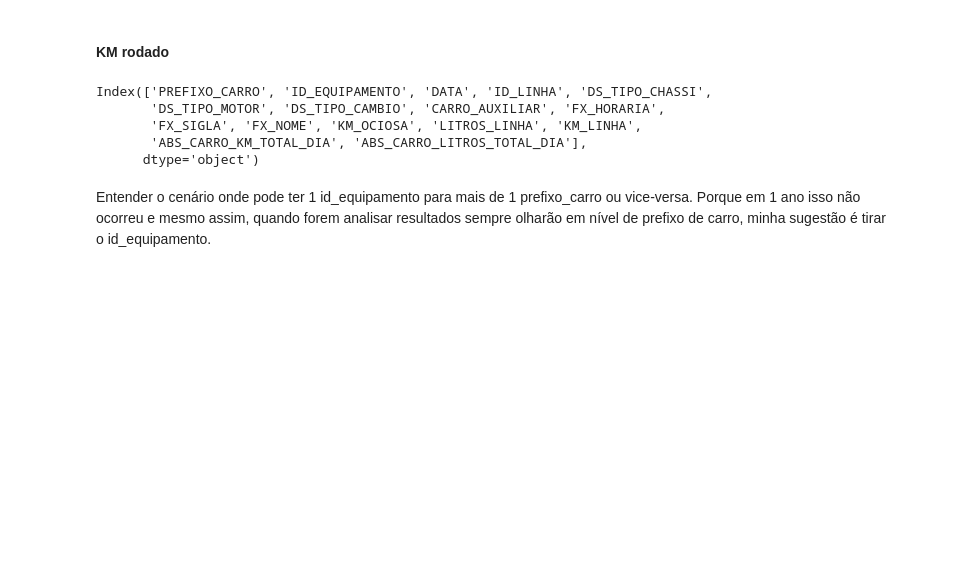
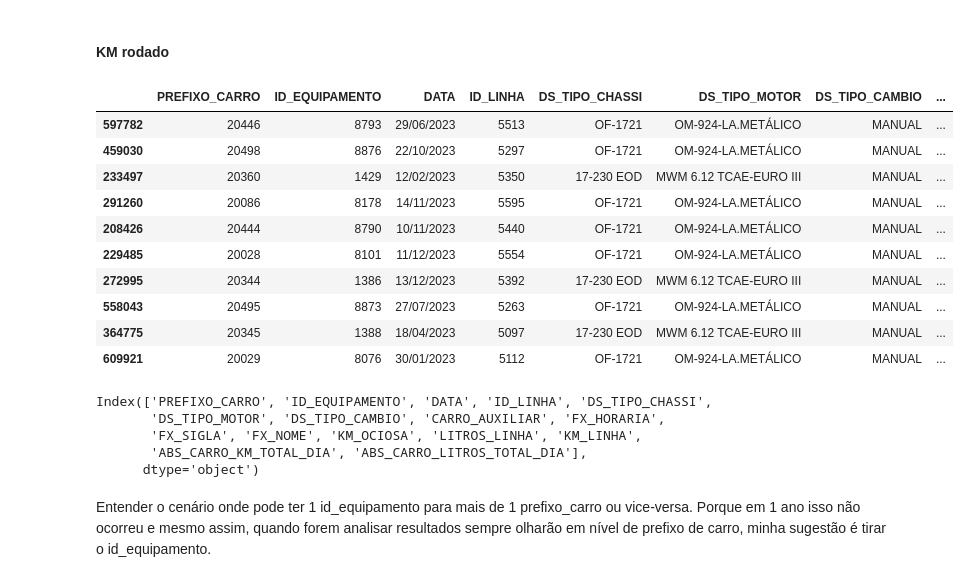
Before and after one commit to marcelopborges/datalakehouse_lowcost, a Jupyter notebook: notebooks/eda.ipynb, the cells around one changed output. Drawn from its saved outputs; the diff is of its cells as text; code cells hidden in the pictures; blank space fills up the shorter version.

```diff
--- a/notebooks/eda.ipynb
+++ b/notebooks/eda.ipynb
@@ -16,4 +22,18 @@ km_df=conn.execute(f""
                 f"order by DATA, PREFIXO_CARRO").fetchdf()
+# %%
+km_df.sample(10)
+# %% [output]
+|  | PREFIXO_CARRO | ID_EQUIPAMENTO | DATA | ID_LINHA | DS_TIPO_CHASSI | DS_TIPO_MOTOR | DS_TIPO_CAMBIO | ... |
+| 597782 | 20446 | 8793 | 29/06/2023 | 5513 | OF-1721 | OM-924-LA.METÁLICO | MANUAL | ... |
+| 459030 | 20498 | 8876 | 22/10/2023 | 5297 | OF-1721 | OM-924-LA.METÁLICO | MANUAL | ... |
+| 233497 | 20360 | 1429 | 12/02/2023 | 5350 | 17-230 EOD | MWM 6.12 TCAE-EURO III | MANUAL | ... |
+| 291260 | 20086 | 8178 | 14/11/2023 | 5595 | OF-1721 | OM-924-LA.METÁLICO | MANUAL | ... |
+| 208426 | 20444 | 8790 | 10/11/2023 | 5440 | OF-1721 | OM-924-LA.METÁLICO | MANUAL | ... |
+| 229485 | 20028 | 8101 | 11/12/2023 | 5554 | OF-1721 | OM-924-LA.METÁLICO | MANUAL | ... |
+| 272995 | 20344 | 1386 | 13/12/2023 | 5392 | 17-230 EOD | MWM 6.12 TCAE-EURO III | MANUAL | ... |
+| 558043 | 20495 | 8873 | 27/07/2023 | 5263 | OF-1721 | OM-924-LA.METÁLICO | MANUAL | ... |
+| 364775 | 20345 | 1388 | 18/04/2023 | 5097 | 17-230 EOD | MWM 6.12 TCAE-EURO III | MANUAL | ... |
+| 609921 | 20029 | 8076 | 30/01/2023 | 5112 | OF-1721 | OM-924-LA.METÁLICO | MANUAL | ... |
 # %%
 km_df.columns
 # %% [output]
```
Also changed, not shown: parts of 36 cells of this notebook, 12 other files.
